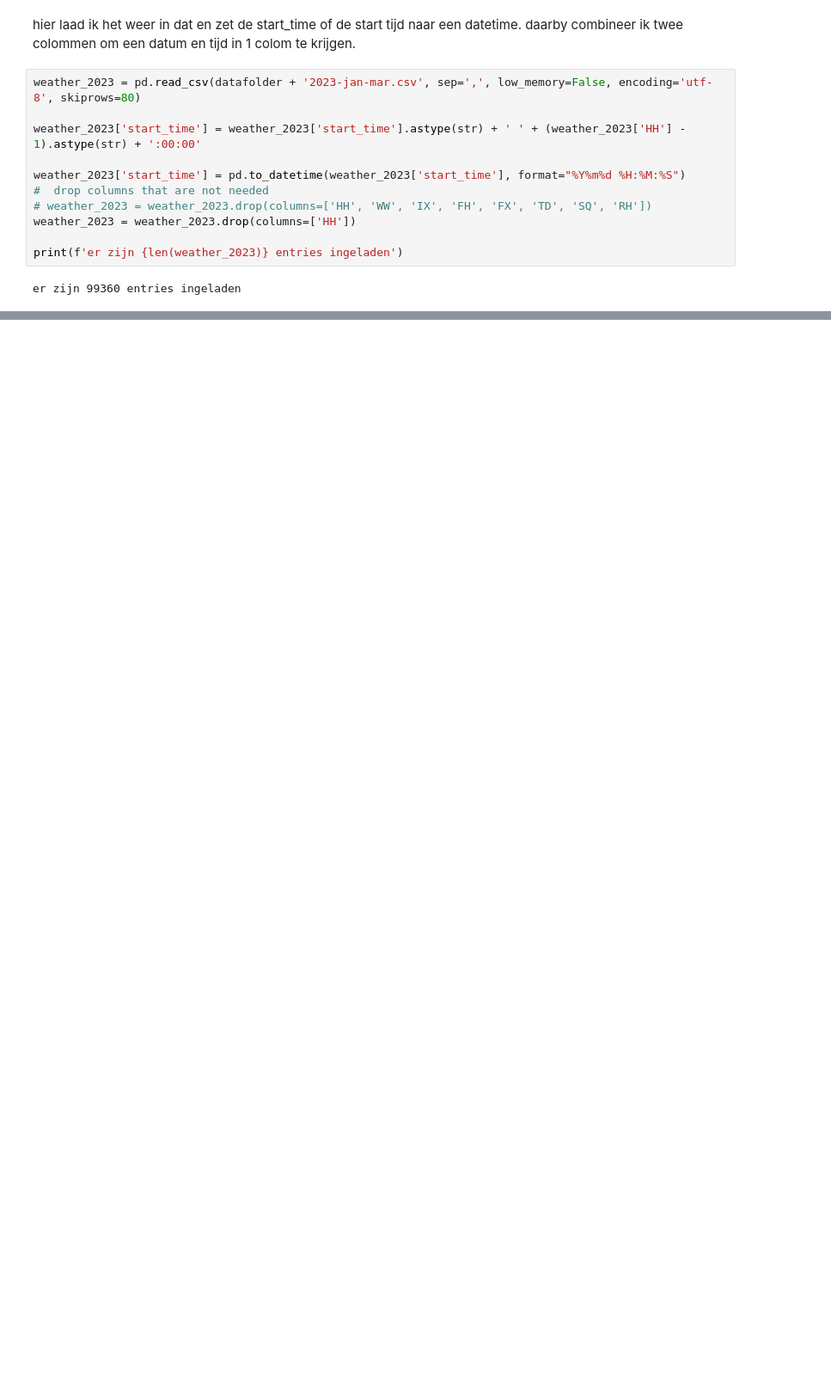
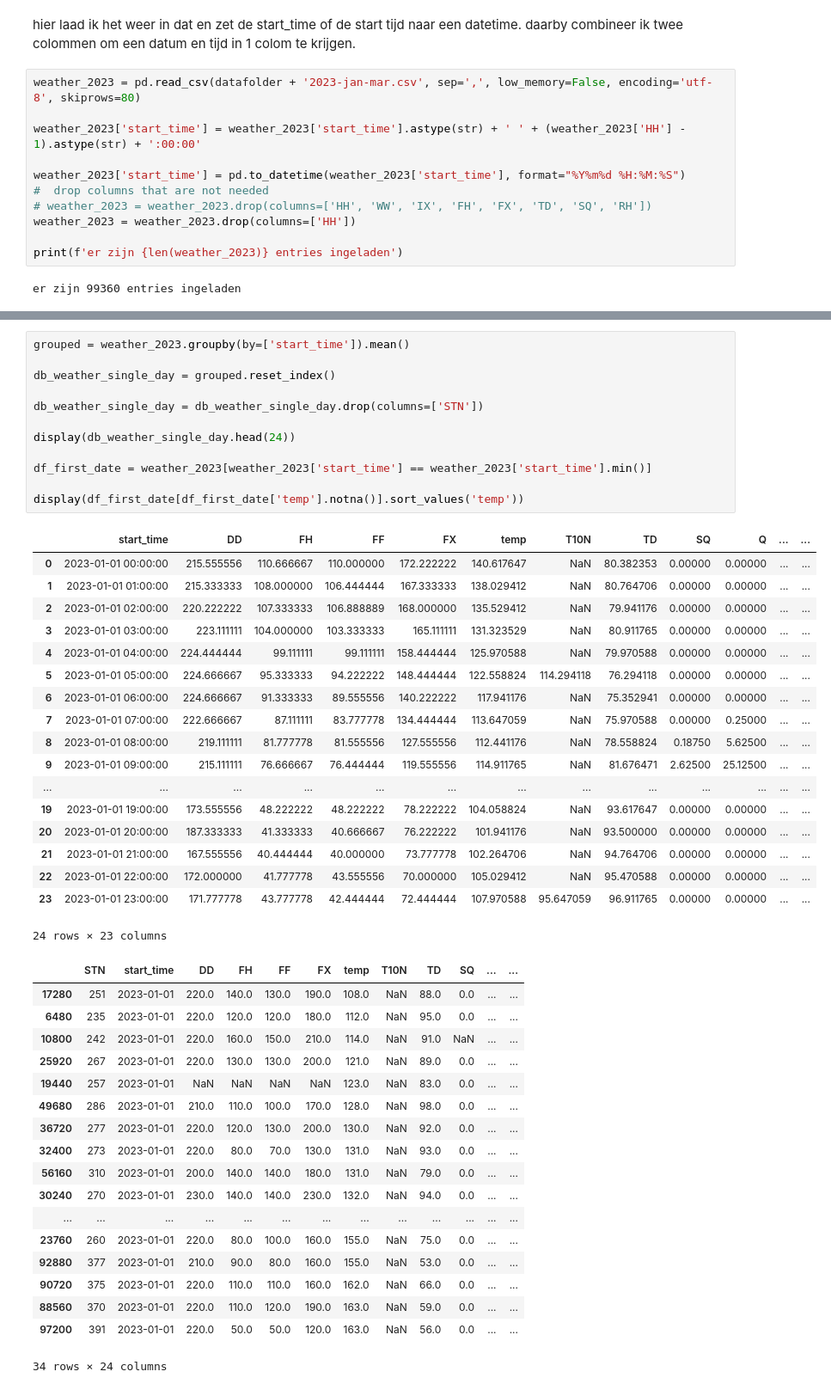
Before and after one commit to koppertje24/semester-4-Fontys, a Jupyter notebook: Chalange.ipynb, the cells around one changed output, grey strips where cells are left out. Shown at 86% size. Saved outputs shown, nothing was run; the diff lists cells and outputs as text; blank space fills up the shorter version.

```diff
--- a/Chalange.ipynb
+++ b/Chalange.ipynb
@@ -240,0 +368,49 @@ display(europa_train_station_locations.sample(sample_size))
+# %%
+grouped = weather_2023.groupby(by=['start_time']).mean()
+
+db_weather_single_day = grouped.reset_index()
+
+db_weather_single_day = db_weather_single_day.drop(columns=['STN'])
+
+display(db_weather_single_day.head(24))
+
+df_first_date = weather_2023[weather_2023['start_time'] == weather_2023['start_time'].min()]
+
+display(df_first_date[df_first_date['temp'].notna()].sort_values('temp'))
+# %% [output]
+|  | start_time | DD | FH | FF | FX | temp | T10N | TD | SQ | Q | ... | ... |
+| 0 | 2023-01-01 00:00:00 | 215.555556 | 110.666667 | 110.000000 | 172.222222 | 140.617647 | NaN | 80.382353 | 0.00000 | 0.00000 | ... | ... |
+| 1 | 2023-01-01 01:00:00 | 215.333333 | 108.000000 | 106.444444 | 167.333333 | 138.029412 | NaN | 80.764706 | 0.00000 | 0.00000 | ... | ... |
+| 2 | 2023-01-01 02:00:00 | 220.222222 | 107.333333 | 106.888889 | 168.000000 | 135.529412 | NaN | 79.941176 | 0.00000 | 0.00000 | ... | ... |
+| 3 | 2023-01-01 03:00:00 | 223.111111 | 104.000000 | 103.333333 | 165.111111 | 131.323529 | NaN | 80.911765 | 0.00000 | 0.00000 | ... | ... |
+| 4 | 2023-01-01 04:00:00 | 224.444444 | 99.111111 | 99.111111 | 158.444444 | 125.970588 | NaN | 79.970588 | 0.00000 | 0.00000 | ... | ... |
+| 5 | 2023-01-01 05:00:00 | 224.666667 | 95.333333 | 94.222222 | 148.444444 | 122.558824 | 114.294118 | 76.294118 | 0.00000 | 0.00000 | ... | ... |
+| 6 | 2023-01-01 06:00:00 | 224.666667 | 91.333333 | 89.555556 | 140.222222 | 117.941176 | NaN | 75.352941 | 0.00000 | 0.00000 | ... | ... |
+| 7 | 2023-01-01 07:00:00 | 222.666667 | 87.111111 | 83.777778 | 134.444444 | 113.647059 | NaN | 75.970588 | 0.00000 | 0.25000 | ... | ... |
+| 8 | 2023-01-01 08:00:00 | 219.111111 | 81.777778 | 81.555556 | 127.555556 | 112.441176 | NaN | 78.558824 | 0.18750 | 5.62500 | ... | ... |
+| 9 | 2023-01-01 09:00:00 | 215.111111 | 76.666667 | 76.444444 | 119.555556 | 114.911765 | NaN | 81.676471 | 2.62500 | 25.12500 | ... | ... |
+| ... | ... | ... | ... | ... | ... | ... | ... | ... | ... | ... | ... | ... |
+| 19 | 2023-01-01 19:00:00 | 173.555556 | 48.222222 | 48.222222 | 78.222222 | 104.058824 | NaN | 93.617647 | 0.00000 | 0.00000 | ... | ... |
+| 20 | 2023-01-01 20:00:00 | 187.333333 | 41.333333 | 40.666667 | 76.222222 | 101.941176 | NaN | 93.500000 | 0.00000 | 0.00000 | ... | ... |
+| 21 | 2023-01-01 21:00:00 | 167.555556 | 40.444444 | 40.000000 | 73.777778 | 102.264706 | NaN | 94.764706 | 0.00000 | 0.00000 | ... | ... |
+| 22 | 2023-01-01 22:00:00 | 172.000000 | 41.777778 | 43.555556 | 70.000000 | 105.029412 | NaN | 95.470588 | 0.00000 | 0.00000 | ... | ... |
+| 23 | 2023-01-01 23:00:00 | 171.777778 | 43.777778 | 42.444444 | 72.444444 | 107.970588 | 95.647059 | 96.911765 | 0.00000 | 0.00000 | ... | ... |
+24 rows × 23 columns
+|  | STN | start_time | DD | FH | FF | FX | temp | T10N | TD | SQ | ... | ... |
+| 17280 | 251 | 2023-01-01 | 220.0 | 140.0 | 130.0 | 190.0 | 108.0 | NaN | 88.0 | 0.0 | ... | ... |
+| 6480 | 235 | 2023-01-01 | 220.0 | 120.0 | 120.0 | 180.0 | 112.0 | NaN | 95.0 | 0.0 | ... | ... |
+| 10800 | 242 | 2023-01-01 | 220.0 | 160.0 | 150.0 | 210.0 | 114.0 | NaN | 91.0 | NaN | ... | ... |
+| 25920 | 267 | 2023-01-01 | 220.0 | 130.0 | 130.0 | 200.0 | 121.0 | NaN | 89.0 | 0.0 | ... | ... |
+| 19440 | 257 | 2023-01-01 | NaN | NaN | NaN | NaN | 123.0 | NaN | 83.0 | 0.0 | ... | ... |
+| 49680 | 286 | 2023-01-01 | 210.0 | 110.0 | 100.0 | 170.0 | 128.0 | NaN | 98.0 | 0.0 | ... | ... |
+| 36720 | 277 | 2023-01-01 | 220.0 | 120.0 | 130.0 | 200.0 | 130.0 | NaN | 92.0 | 0.0 | ... | ... |
+| 32400 | 273 | 2023-01-01 | 220.0 | 80.0 | 70.0 | 130.0 | 131.0 | NaN | 93.0 | 0.0 | ... | ... |
+| 56160 | 310 | 2023-01-01 | 200.0 | 140.0 | 140.0 | 180.0 | 131.0 | NaN | 79.0 | 0.0 | ... | ... |
+| 30240 | 270 | 2023-01-01 | 230.0 | 140.0 | 140.0 | 230.0 | 132.0 | NaN | 94.0 | 0.0 | ... | ... |
+| ... | ... | ... | ... | ... | ... | ... | ... | ... | ... | ... | ... | ... |
+| 23760 | 260 | 2023-01-01 | 220.0 | 80.0 | 100.0 | 160.0 | 155.0 | NaN | 75.0 | 0.0 | ... | ... |
+| 92880 | 377 | 2023-01-01 | 210.0 | 90.0 | 80.0 | 160.0 | 155.0 | NaN | 53.0 | 0.0 | ... | ... |
+| 90720 | 375 | 2023-01-01 | 220.0 | 110.0 | 110.0 | 160.0 | 162.0 | NaN | 66.0 | 0.0 | ... | ... |
+| 88560 | 370 | 2023-01-01 | 220.0 | 110.0 | 120.0 | 190.0 | 163.0 | NaN | 59.0 | 0.0 | ... | ... |
+| 97200 | 391 | 2023-01-01 | 220.0 | 50.0 | 50.0 | 120.0 | 163.0 | NaN | 56.0 | 0.0 | ... | ... |
+34 rows × 24 columns
```
Also changed, not shown: parts of 27 cells of this notebook, 2 other files.
